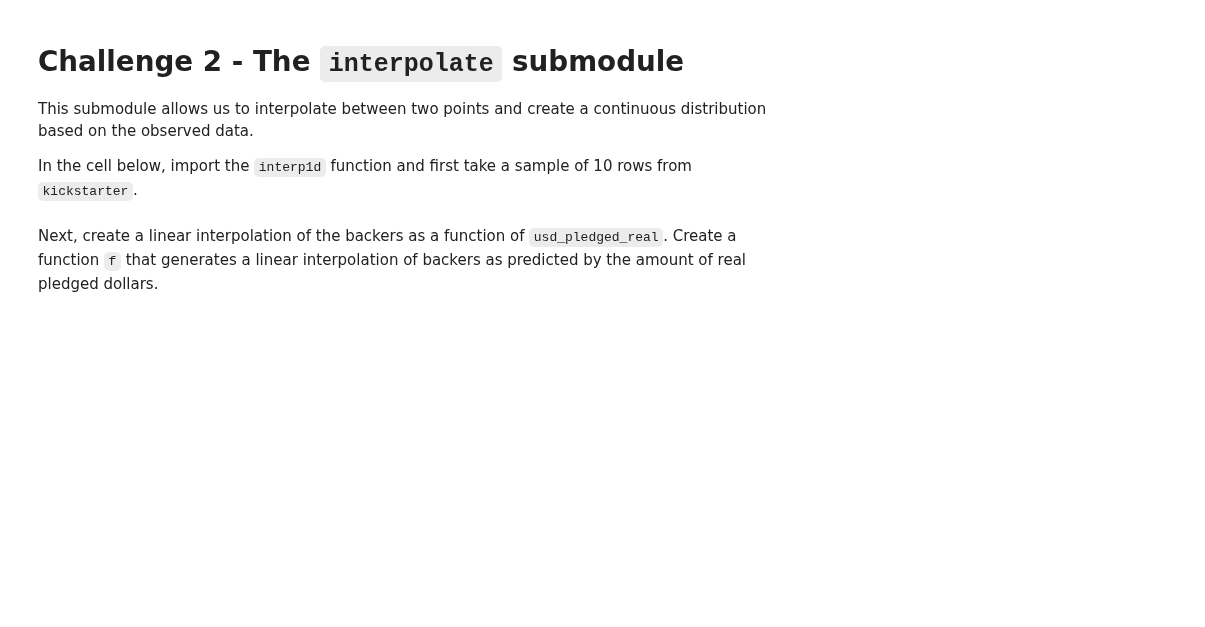
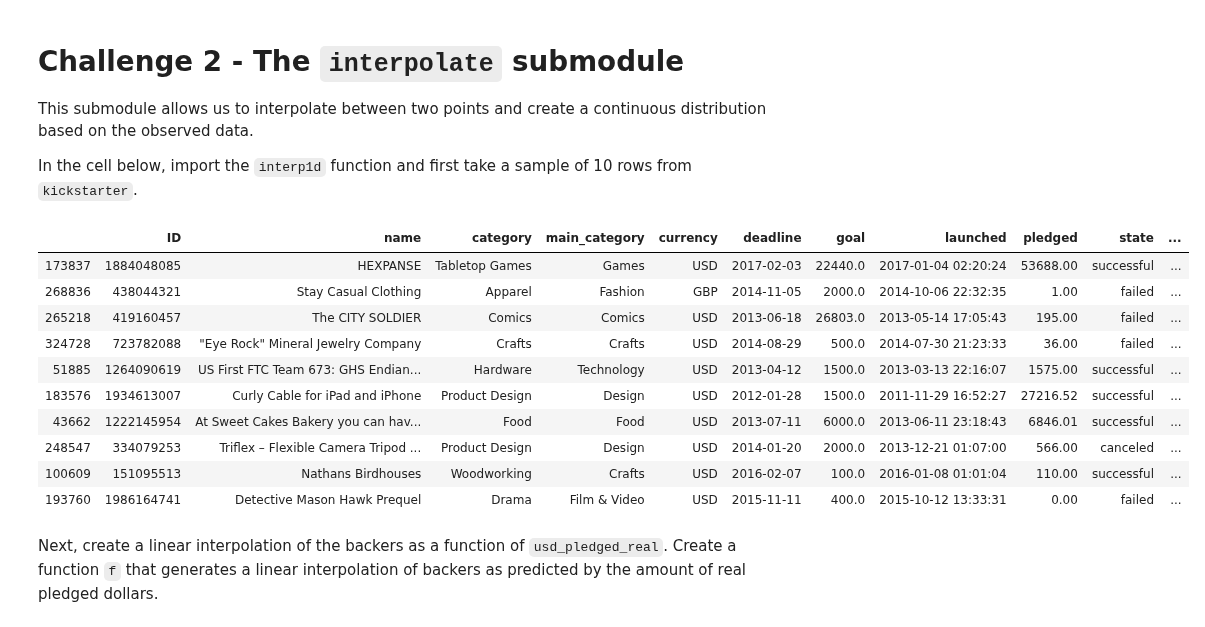
Before and after one commit to ta-data-lis/lab-intro-to-scipy, a Jupyter notebook: your-code/main.ipynb, the cells around one changed output. Cells and saved outputs as stored; diff of their text form; code cells hidden in the pictures; blank space fills up the shorter version.

```diff
--- a/your-code/main.ipynb
+++ b/your-code/main.ipynb
@@ -12,7 +12,7 @@ import pandas as pd
 
 This submodule contains statistical functions for conducting hypothesis tests, producing various distributions and other useful tools. Let's examine this submodule using the KickStarter dataset. Load the data using Ironhack's database (db: kickstarter, table: projects).
 # %%
-projects = pd.read_csv('../ks-projects-201801.csv')
+kickstarter = pd.read_csv('../ks-projects-201801.csv')
 # %% [markdown]
 Now print the `head` function to examine the dataset.
 # %%
@@ -57,2 +59,4 @@ Let's perform Fisher's exact test on our KickStarter data. We intend to test the
+# %%
+kickstarter['goal_met'] = np.where(kickstarter.usd_pledged_real >  kickstarter.usd_goal_real, 1, 0)
 # %% [markdown]
 Next, create a column that checks whether the currency of the project is in US Dollars. Create a column called `usd` using the `np.where` function where if the currency is US Dollars, assign a value of 1 to the row and 0 otherwise.
@@ -60,0 +63,3 @@ Next, create a column that checks whether the currency of the project is in US D
+# %%
+kickstarter['usd'] = np.where(kickstarter.currency == 'USD', 1, 0)
+kickstarter.head()
@@ -75,2 +94,19 @@ In the cell below, import the `interp1d` function and first take a sample of 10
+# %%
+from scipy.interpolate import interp1d
+
+sample = kickstarter.sample(10)
+sample
+# %% [output]
+|  | ID | name | category | main_category | currency | deadline | goal | launched | pledged | state | ... |
+| 173837 | 1884048085 | HEXPANSE | Tabletop Games | Games | USD | 2017-02-03 | 22440.0 | 2017-01-04 02:20:24 | 53688.00 | successful | ... |
+| 268836 | 438044321 | Stay Casual Clothing | Apparel | Fashion | GBP | 2014-11-05 | 2000.0 | 2014-10-06 22:32:35 | 1.00 | failed | ... |
+| 265218 | 419160457 | The CITY SOLDIER | Comics | Comics | USD | 2013-06-18 | 26803.0 | 2013-05-14 17:05:43 | 195.00 | failed | ... |
+| 324728 | 723782088 | "Eye Rock" Mineral Jewelry Company | Crafts | Crafts | USD | 2014-08-29 | 500.0 | 2014-07-30 21:23:33 | 36.00 | failed | ... |
+| 51885 | 1264090619 | US First FTC Team 673: GHS Endian... | Hardware | Technology | USD | 2013-04-12 | 1500.0 | 2013-03-13 22:16:07 | 1575.00 | successful | ... |
+| 183576 | 1934613007 | Curly Cable for iPad and iPhone | Product Design | Design | USD | 2012-01-28 | 1500.0 | 2011-11-29 16:52:27 | 27216.52 | successful | ... |
+| 43662 | 1222145954 | At Sweet Cakes Bakery you can hav... | Food | Food | USD | 2013-07-11 | 6000.0 | 2013-06-11 23:18:43 | 6846.01 | successful | ... |
+| 248547 | 334079253 | Triflex – Flexible Camera Tripod ... | Product Design | Design | USD | 2014-01-20 | 2000.0 | 2013-12-21 01:07:00 | 566.00 | canceled | ... |
+| 100609 | 151095513 | Nathans Birdhouses | Woodworking | Crafts | USD | 2016-02-07 | 100.0 | 2016-01-08 01:01:04 | 110.00 | successful | ... |
+| 193760 | 1986164741 | Detective Mason Hawk Prequel | Drama | Film & Video | USD | 2015-11-11 | 400.0 | 2015-10-12 13:33:31 | 0.00 | failed | ... |
 # %% [markdown]
 Next, create a linear interpolation of the backers as a function of `usd_pledged_real`. Create a function `f` that generates a linear interpolation of backers as predicted by the amount of real pledged dollars.
```
Also changed, not shown: parts of 22 cells of this notebook.
